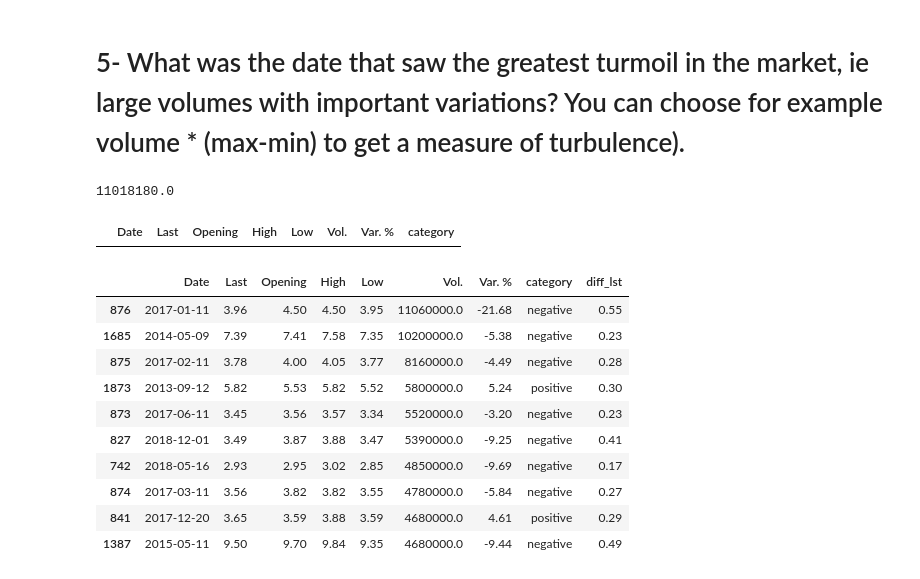
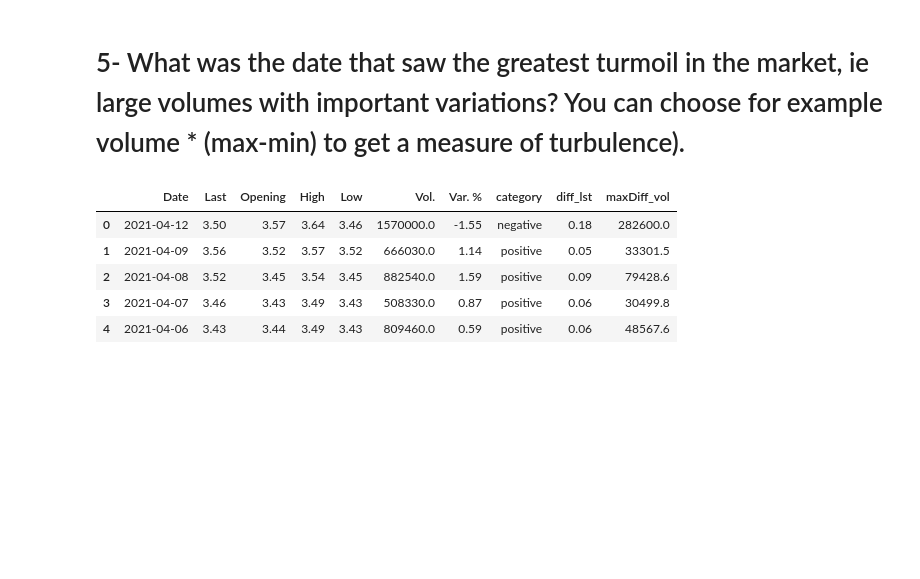
Before and after one commit to arfan64shah/Extract_Transform_Load_Visualization, a Jupyter notebook: Arfan_Practical6/Arfan_Practical6.ipynb, the cells around one changed output. Saved outputs shown, nothing was run; the diff lists cells and outputs as text; code cells hidden in the pictures; blank space fills up the shorter version.

```diff
--- a/Arfan_Practical6/Arfan_Practical6.ipynb
+++ b/Arfan_Practical6/Arfan_Practical6.ipynb
@@ -270,32 +262,21 @@ last_column
 # %% [markdown]
 # 5- What was the date that saw the greatest turmoil in the market, ie large volumes with important variations? You can choose for example volume * (max-min) to get a measure of turbulence).
-# %%
-#here we need to find the difference of max and min in volume
-
-maax = new_dataset['Vol.'].max()
-miin = new_dataset['Vol.'].min()
-
-print(maax - miin)
-# %% [output]
-11018180.0
-# %%
-date = new_dataset[new_dataset['Vol.'] == (maax-miin)]
-date
-# %% [output]
-|  | Date | Last | Opening | High | Low | Vol. | Var. % | category |
-# %%
-#or we can i can show some 10 varied volumes using nlargest function
-
-new_dataset.nlargest(10, 'Vol.')
-# %% [output]
-|  | Date | Last | Opening | High | Low | Vol. | Var. % | category | diff_lst |
-| 876 | 2017-01-11 | 3.96 | 4.50 | 4.50 | 3.95 | 11060000.0 | -21.68 | negative | 0.55 |
-| 1685 | 2014-05-09 | 7.39 | 7.41 | 7.58 | 7.35 | 10200000.0 | -5.38 | negative | 0.23 |
-| 875 | 2017-02-11 | 3.78 | 4.00 | 4.05 | 3.77 | 8160000.0 | -4.49 | negative | 0.28 |
-| 1873 | 2013-09-12 | 5.82 | 5.53 | 5.82 | 5.52 | 5800000.0 | 5.24 | positive | 0.30 |
-| 873 | 2017-06-11 | 3.45 | 3.56 | 3.57 | 3.34 | 5520000.0 | -3.20 | negative | 0.23 |
-| 827 | 2018-12-01 | 3.49 | 3.87 | 3.88 | 3.47 | 5390000.0 | -9.25 | negative | 0.41 |
-| 742 | 2018-05-16 | 2.93 | 2.95 | 3.02 | 2.85 | 4850000.0 | -9.69 | negative | 0.17 |
-| 874 | 2017-03-11 | 3.56 | 3.82 | 3.82 | 3.55 | 4780000.0 | -5.84 | negative | 0.27 |
-| 841 | 2017-12-20 | 3.65 | 3.59 | 3.88 | 3.59 | 4680000.0 | 4.61 | positive | 0.29 |
-| 1387 | 2015-05-11 | 9.50 | 9.70 | 9.84 | 9.35 | 4680000.0 | -9.44 | negative | 0.49 |
+# %%
+#initiate new list for volume*(high - low)
+max_diff_vol = []
+
+#using loop to calculate each entry's product respectively
+for i in range(len(new_dataset)):
+    product = (new_dataset['Vol.'][i])*(new_dataset['diff_lst'][i])
+    max_diff_vol.append(product)
+
+
+new_dataset['maxDiff_vol'] = max_diff_vol
+new_dataset.head()
+# %% [output]
+|  | Date | Last | Opening | High | Low | Vol. | Var. % | category | diff_lst | maxDiff_vol |
+| 0 | 2021-04-12 | 3.50 | 3.57 | 3.64 | 3.46 | 1570000.0 | -1.55 | negative | 0.18 | 282600.0 |
+| 1 | 2021-04-09 | 3.56 | 3.52 | 3.57 | 3.52 | 666030.0 | 1.14 | positive | 0.05 | 33301.5 |
+| 2 | 2021-04-08 | 3.52 | 3.45 | 3.54 | 3.45 | 882540.0 | 1.59 | positive | 0.09 | 79428.6 |
+| 3 | 2021-04-07 | 3.46 | 3.43 | 3.49 | 3.43 | 508330.0 | 0.87 | positive | 0.06 | 30499.8 |
+| 4 | 2021-04-06 | 3.43 | 3.44 | 3.49 | 3.43 | 809460.0 | 0.59 | positive | 0.06 | 48567.6 |
```
Also changed, not shown: parts of 8 cells of this notebook, 2 other files.
